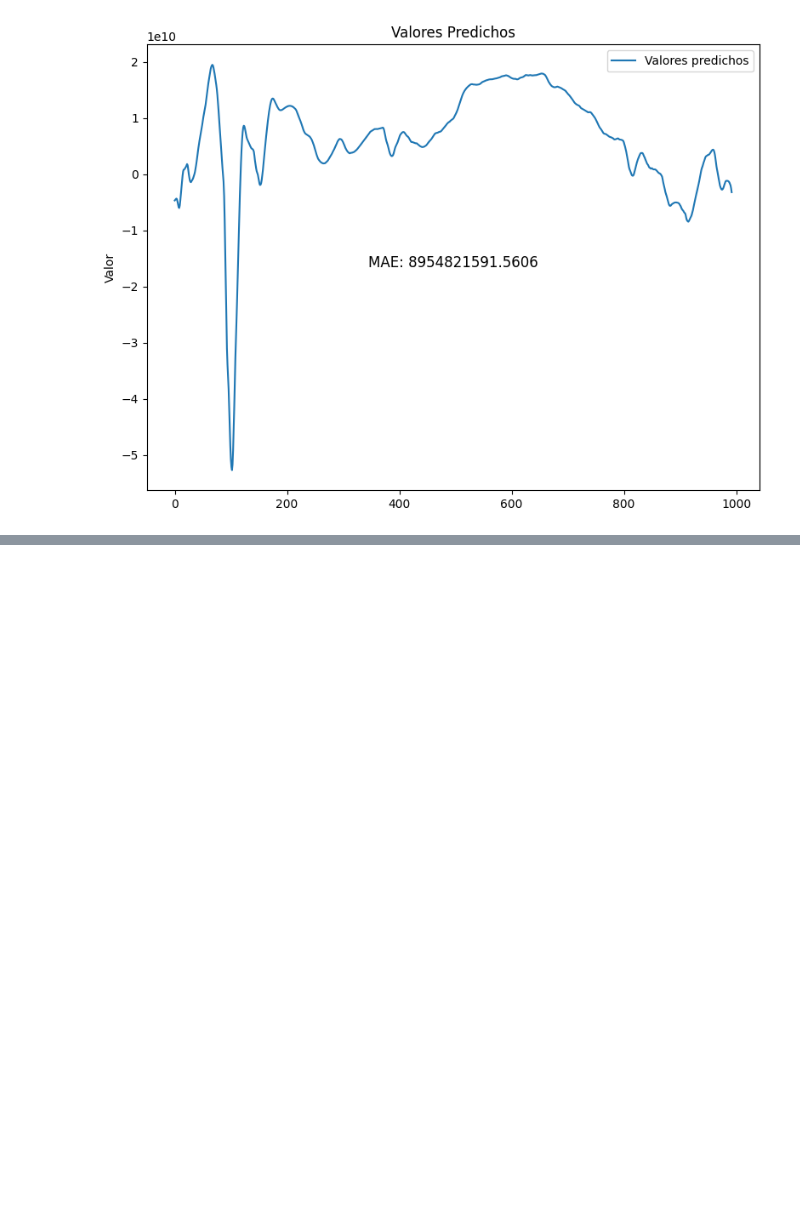
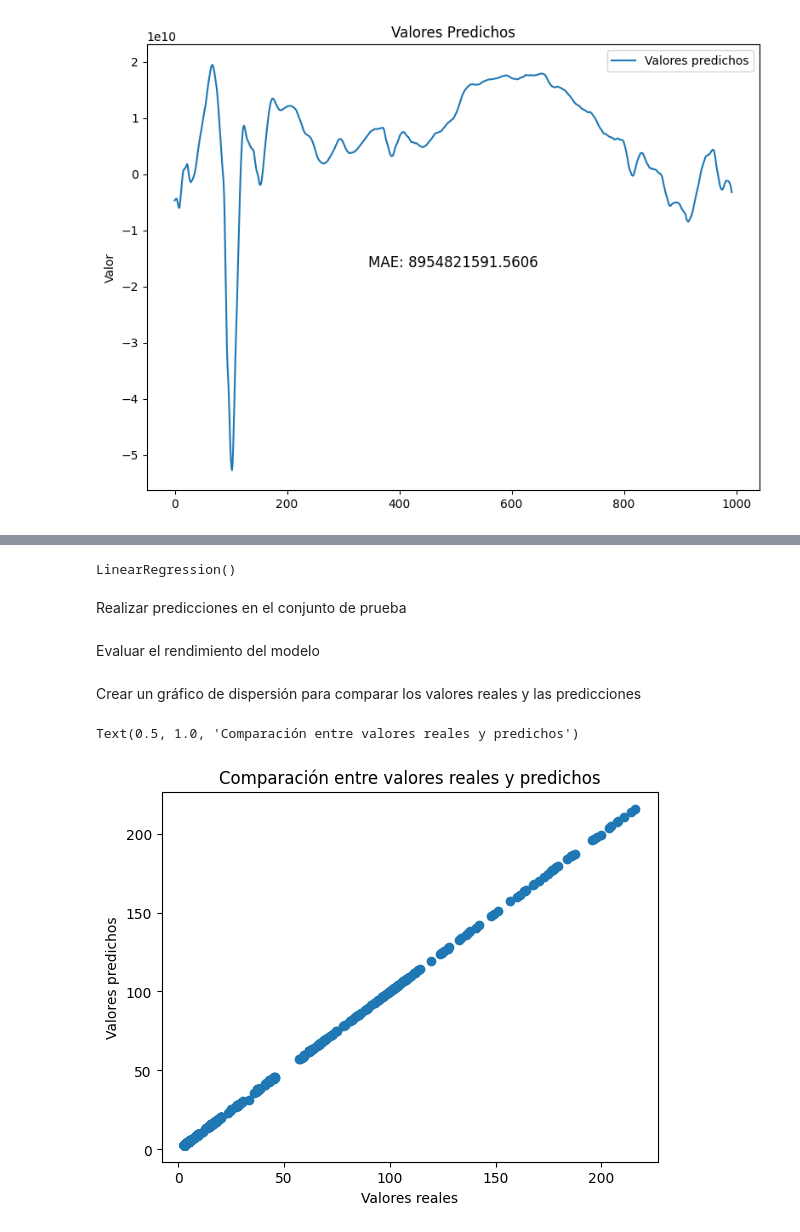
Before and after one commit to AgustinArquipa/Machinh-Learning, a Jupyter notebook: Trabajo_Final/TPFinal_Arquipa_Romero.ipynb, the cells around one changed output, grey strips where cells are left out. Cells and saved outputs as stored; diff of their text form; code cells hidden in the pictures; blank space fills up the shorter version.

Commit message:
Terminando con modelos

```diff
--- a/Trabajo_Final/TPFinal_Arquipa_Romero.ipynb
+++ b/Trabajo_Final/TPFinal_Arquipa_Romero.ipynb
@@ -166,0 +179,3 @@ plt.show()
+# %%
+X = data.drop(columns=['y'])
+y = data['y']
@@ -166,0 +184,2 @@ plt.show()
+# %%
+X_train, X_test, y_train, y_test = train_test_split(X, y, test_size=0.2, random_state=42)
@@ -166,0 +188,11 @@ plt.show()
+# %%
+model = LinearRegression()
+model.fit(X_train, y_train)
+# %% [output]
+LinearRegression()
+# %% [markdown]
+Realizar predicciones en el conjunto de prueba
+# %%
+y_pred = model.predict(X_test)
+# %% [markdown]
+Evaluar el rendimiento del modelo
@@ -166,0 +202,10 @@ plt.show()
+# %% [markdown]
+Crear un gráfico de dispersión para comparar los valores reales y las predicciones
+# %%
+plt.scatter(y_test, y_pred)
+plt.xlabel('Valores reales')
+plt.ylabel('Valores predichos')
+plt.title('Comparación entre valores reales y predichos')
+# %% [output]
+Text(0.5, 1.0, 'Comparación entre valores reales y predichos')
+[figure, added]
```
Also changed, not shown: parts of 14 cells of this notebook.
